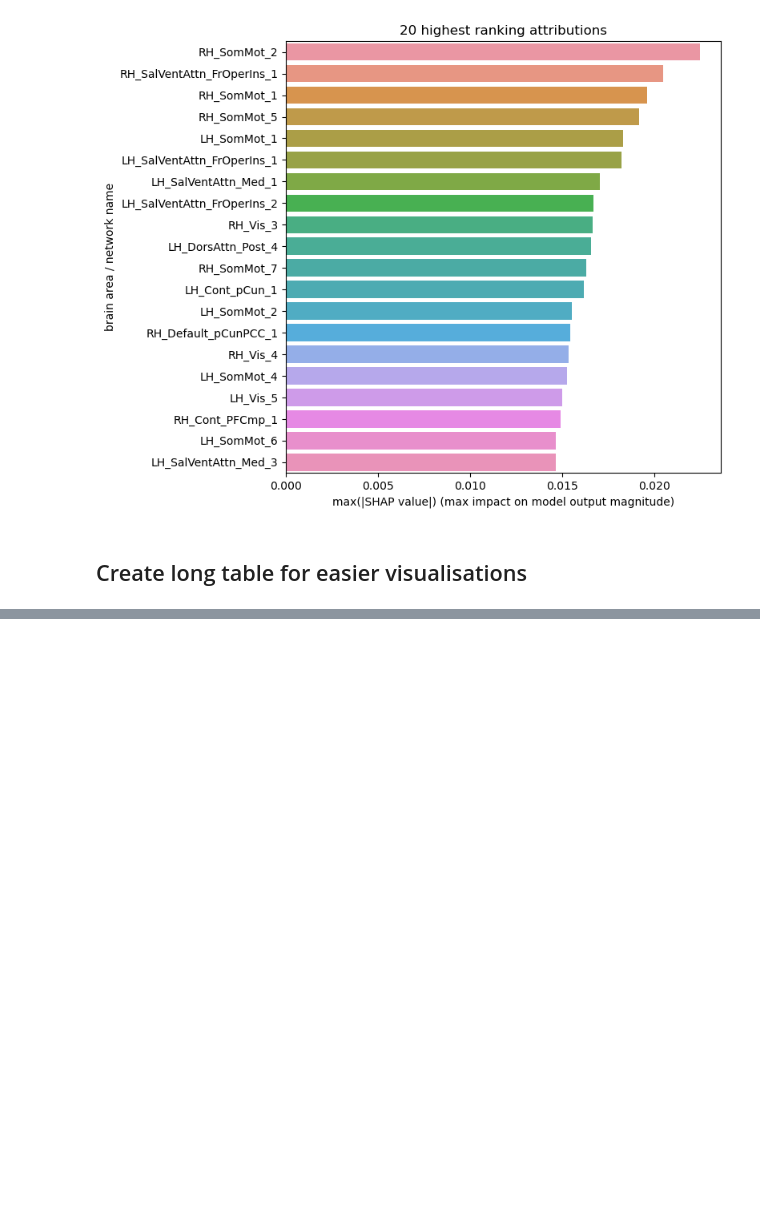
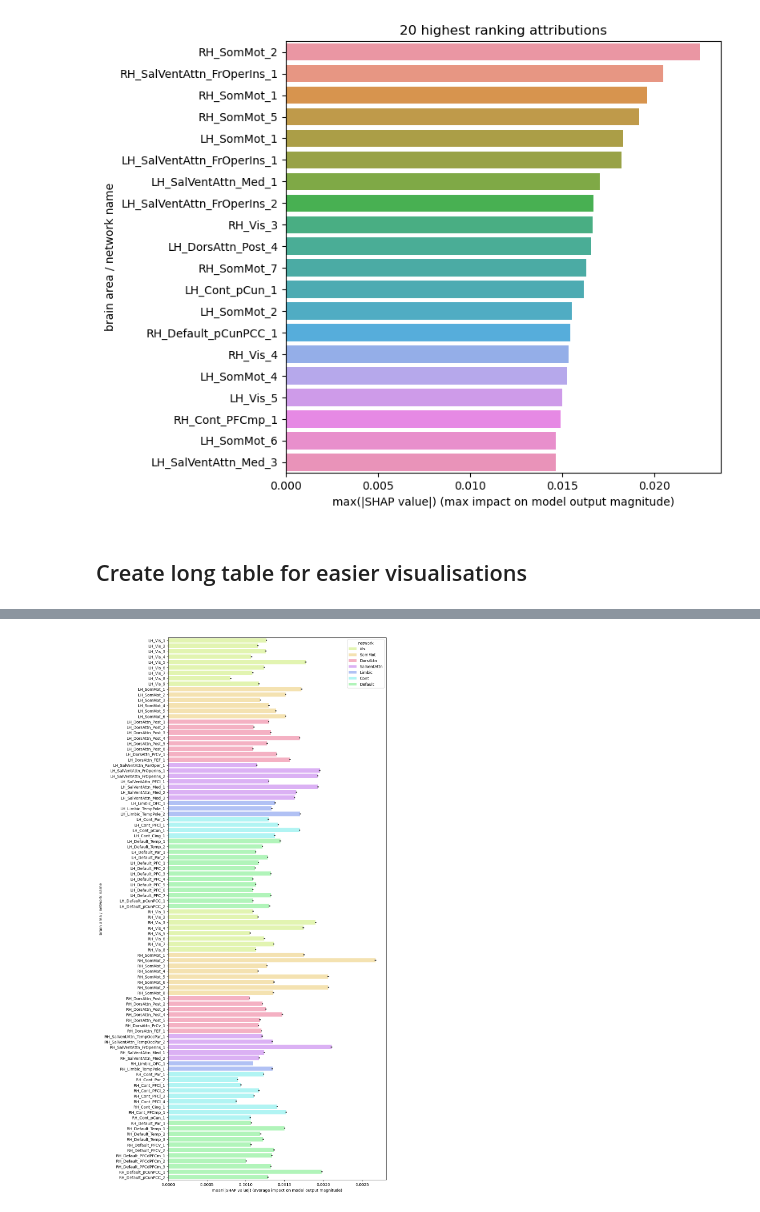
Before and after one commit to laura-riedel/brain_age_1D-CNN, a Jupyter notebook: src/schaefer_ts/shap_explainability_deep.ipynb, the cells around one changed output, grey strips where cells are left out. Cells and saved outputs as stored; diff of their text form; code cells hidden in the pictures; blank space fills up the shorter version.

Commit message:
minor update: try out colour palette + weighted network average

```diff
--- a/src/schaefer_ts/shap_explainability_deep.ipynb
+++ b/src/schaefer_ts/shap_explainability_deep.ipynb
@@ -193,0 +177,18 @@ shap_df
+# %%
+network_colour_map = viz.get_colour_map('network')
+area_colour_map = viz.get_colour_map('area')
+# %%
+fig, ax = plt.subplots(figsize=(10,25))
+sns.barplot(data=shap_df,
+            x='shap',
+            y='parcellation',
+            orient='h',
+            hue='network',
+            palette=network_colour_map,
+            dodge=False,
+            ax=ax)
+ax.set(xlabel='mean(|SHAP value|) (average impact on model output magnitude)',
+       ylabel='brain area / network name')
+plt.show()
+# %% [output]
+[figure, added]
```
Also changed, not shown: parts of 10 cells of this notebook.
